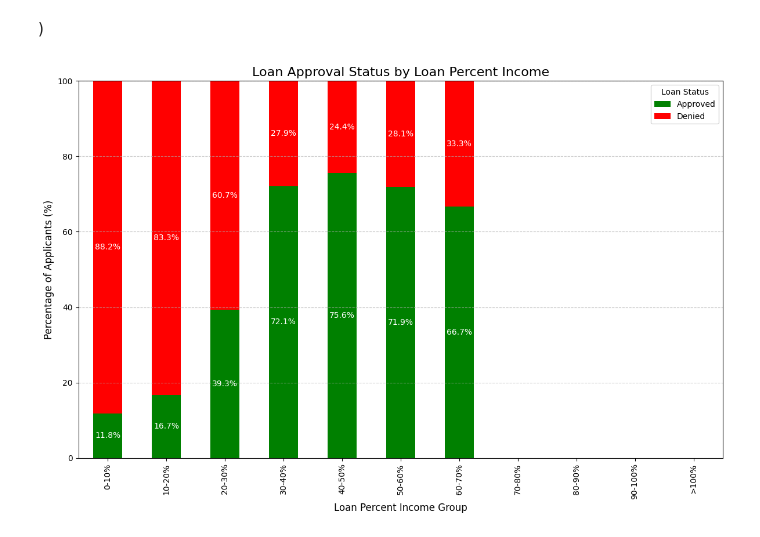
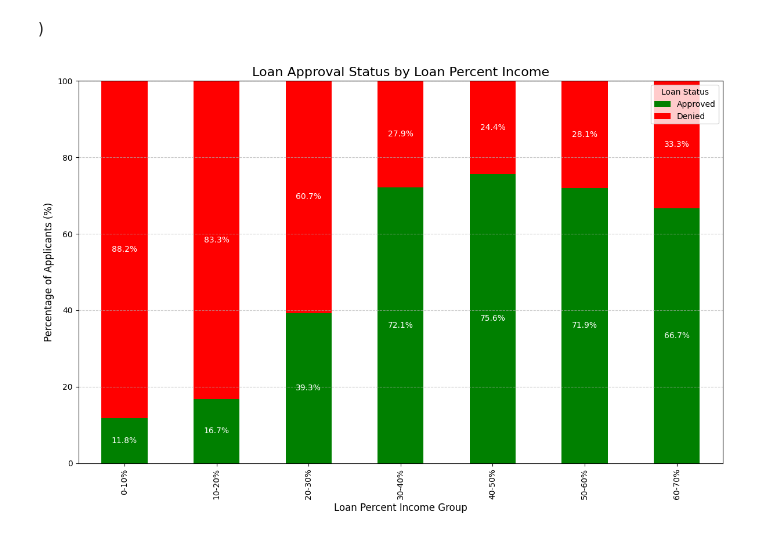
Before and after one commit to thomascook04/Data-Analysis-Proj, a Jupyter notebook: loan.ipynb, the cells around one changed output. Drawn from its saved outputs; the diff is of its cells as text; code cells hidden in the pictures.

```diff
--- a/loan.ipynb
+++ b/loan.ipynb
@@ -424,14 +331,14 @@ df_cleaned = df.dropna(subset=['Income_Group', 'Loan_Amount_Group'])
 df_approved = df_cleaned[df_cleaned['Loan_Status'] == 'Approved']
 
 # Prepare data for plotting
-# Create a cross-tabulation of counts
-loan_amount_distribution = df_approved.groupby(['Income_Group', 'Loan_Amount_Group']).size().unstack(fill_value=0)
+# Create a cross-tabulation of counts with observed=True
+loan_amount_distribution = df_approved.groupby(['Income_Group', 'Loan_Amount_Group'], observed=True).size().unstack(fill_value=0)
 
 # Calculate percentages for each Income_Group
 loan_amount_percentages = loan_amount_distribution.div(loan_amount_distribution.sum(axis=1), axis=0) * 100
 
-# Ensure all loan amount groups are included in the DataFrame
-loan_amount_percentages = loan_amount_percentages[labels_loan]
+# Reindex to ensure all loan amount groups are included
+loan_amount_percentages = loan_amount_percentages.reindex(columns=labels_loan, fill_value=0)
 
 # Plot a stacked bar chart
 ax = loan_amount_percentages.plot(kind='bar', stacked=True, figsize=(12, 8), colormap='tab20')
@@ -666,8 +544,11 @@ df_history['Credit_History_Group'] = pd.cut(df_history['Credit_History_Length'],
 # Standardize and clean the data
 df_history['Loan_Status'] = df_history['Loan_Status'].str.strip().str.capitalize()
 
-# Create a cross-tabulation of counts
-history_loan_status = df_history.groupby(['Credit_History_Group', 'Loan_Status']).size().unstack(fill_value=0)
+# Define loan status categories
+loan_status_categories = ['Approved', 'Denied']
+
+# Create a cross-tabulation of counts with observed=True to suppress the warning
+history_loan_status = df_history.groupby(['Credit_History_Group', 'Loan_Status'], observed=True).size().unstack(fill_value=0)
 
 # Calculate percentages for each credit history group
 history_loan_status_percentages = history_loan_status.div(history_loan_status.sum(axis=1), axis=0) * 100
@@ -719,8 +602,8 @@ df_history['Loan_Status'] = df_history['Loan_Status'].str.strip().str.capitalize
 # Define loan status categories
 loan_status_categories = ['Approved', 'Denied']
 
-# Create a cross-tabulation of counts
-history_loan_status = df_history.groupby(['Credit_History_Group', 'Loan_Status']).size().unstack(fill_value=0)
+# Create a cross-tabulation of counts with observed=True to suppress the warning
+history_loan_status = df_history.groupby(['Credit_History_Group', 'Loan_Status'], observed=True).size().unstack(fill_value=0)
 
 # Calculate percentages for each credit history group
 history_loan_status_percentages = history_loan_status.div(history_loan_status.sum(axis=1), axis=0) * 100
@@ -773,7 +656,7 @@ df_credit_score['Loan_Status'] = df_credit_score['Loan_Status'].str.strip().str.
 loan_status_categories = ['Approved', 'Denied']
 
 # Create a cross-tabulation of counts
-credit_score_loan_status = df_credit_score.groupby(['Credit_Score_Group', 'Loan_Status']).size().unstack(fill_value=0)
+credit_score_loan_status = df_credit_score.groupby(['Credit_Score_Group', 'Loan_Status'], observed=True).size().unstack(fill_value=0)
 
 # Calculate percentages for each credit score group
 credit_score_loan_status_percentages = credit_score_loan_status.div(credit_score_loan_status.sum(axis=1), axis=0) * 100
@@ -934,34 +817,34 @@ df_percent_income['Loan_Status'] = df_percent_income['Loan_Status'].str.strip().
 loan_status_categories = ['Approved', 'Denied']
 
 # Create a cross-tabulation of counts
-percent_income_loan_status = df_percent_income.groupby(['Loan_Percent_Group', 'Loan_Status']).size().unstack(fill_value=0)
+percent_income_loan_status = df_percent_income.groupby(['Loan_Percent_Group', 'Loan_Status'], observed=True).size().unstack(fill_value=0)
 
 # Calculate percentages for each Loan_Percent_Group
 percent_income_loan_status_percentages = percent_income_loan_status.div(percent_income_loan_status.sum(axis=1), axis=0) * 100
 
 # Ensure Loan_Status columns are in desired order
 percent_income_loan_status_percentages = percent_income_loan_status_percentages.reindex(columns=loan_status_categories, fill_value=0)
 
 # Plot the stacked bar chart
 ax = percent_income_loan_status_percentages.plot(kind='bar', stacked=True, figsize=(12, 8), color=['green', 'red'])
 
 plt.title('Loan Approval Status by Loan Percent Income', fontsize=16)
 plt.xlabel('Loan Percent Income Group', fontsize=12)
 plt.ylabel('Percentage of Applicants (%)', fontsize=12)
 plt.ylim(0, 100)
 plt.legend(title='Loan Status')
 plt.grid(axis='y', linestyle='--', alpha=0.7)
 
 # Annotate each segment with percentage
 for i, group in enumerate(percent_income_loan_status_percentages.index):
     cumulative = 0
     for status, color in zip(loan_status_categories, ['green', 'red']):
         value = percent_income_loan_status_percentages.loc[group][status]
         if value > 0:
             cumulative += value
             plt.text(i, cumulative - value / 2, f'{value:.1f}%', ha='center', va='center', color='white')
 
 plt.tight_layout()
 plt.show()
 # %% [output]
-[figure, old version]
+[figure, new version]
```
Also changed, not shown: parts of 30 cells of this notebook, 1 other file.
